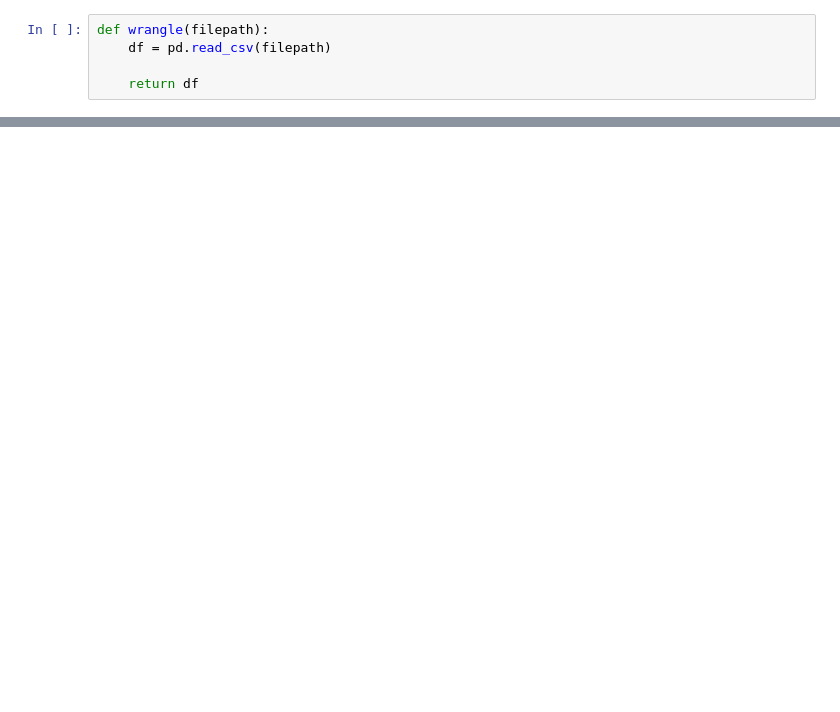
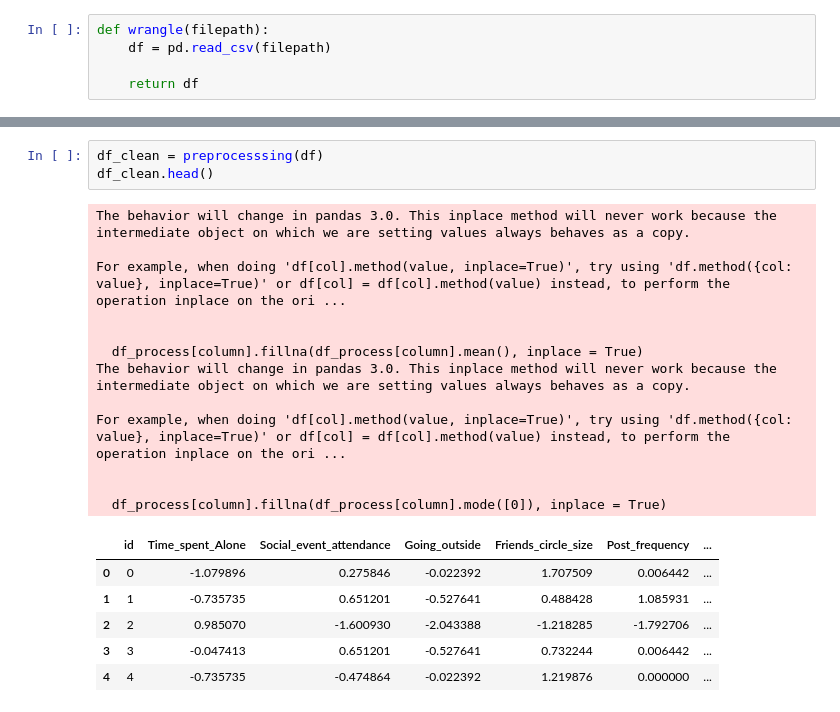
Before and after one commit to kanyi-Gabriel/Personality, a Jupyter notebook: Personality.ipynb, the cells around one changed output, grey strips where cells are left out. Drawn from its saved outputs; the diff is of its cells as text; blank space fills up the shorter version.

```diff
--- a/Personality.ipynb
+++ b/Personality.ipynb
@@ -51,0 +163,22 @@ memory usage: 1.3+ MB
+# %%
+df_clean = preprocesssing(df)
+df_clean.head()
+# %% [output]
+The behavior will change in pandas 3.0. This inplace method will never work because the intermediate object on which we are setting values always behaves as a copy.
+
+For example, when doing 'df[col].method(value, inplace=True)', try using 'df.method({col: value}, inplace=True)' or df[col] = df[col].method(value) instead, to perform the operation inplace on the ori ...
+
+
+  df_process[column].fillna(df_process[column].mean(), inplace = True)
+The behavior will change in pandas 3.0. This inplace method will never work because the intermediate object on which we are setting values always behaves as a copy.
+
+For example, when doing 'df[col].method(value, inplace=True)', try using 'df.method({col: value}, inplace=True)' or df[col] = df[col].method(value) instead, to perform the operation inplace on the ori ...
+
+
+  df_process[column].fillna(df_process[column].mode([0]), inplace = True)
+|  | id | Time_spent_Alone | Social_event_attendance | Going_outside | Friends_circle_size | Post_frequency | ... |
+| 0 | 0 | -1.079896 | 0.275846 | -0.022392 | 1.707509 | 0.006442 | ... |
+| 1 | 1 | -0.735735 | 0.651201 | -0.527641 | 0.488428 | 1.085931 | ... |
+| 2 | 2 | 0.985070 | -1.600930 | -2.043388 | -1.218285 | -1.792706 | ... |
+| 3 | 3 | -0.047413 | 0.651201 | -0.527641 | 0.732244 | 0.006442 | ... |
+| 4 | 4 | -0.735735 | -0.474864 | -0.022392 | 1.219876 | 0.000000 | ... |
```
Also changed, not shown: parts of 18 cells of this notebook, 1 other file.
